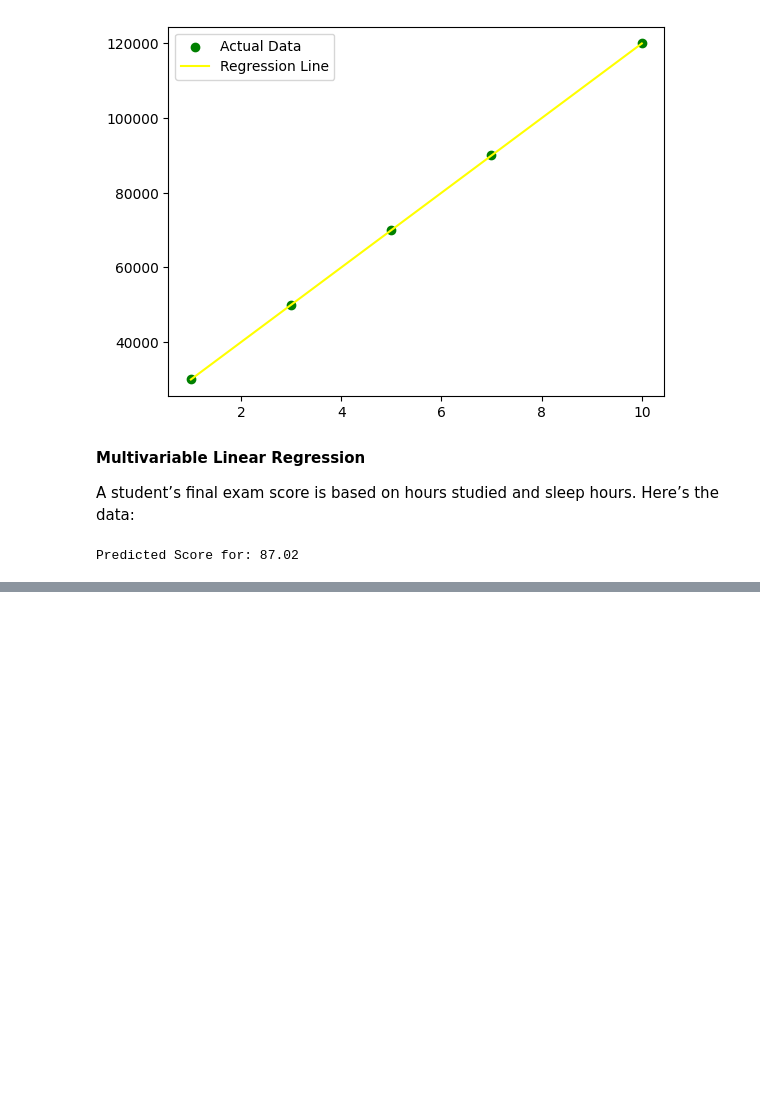
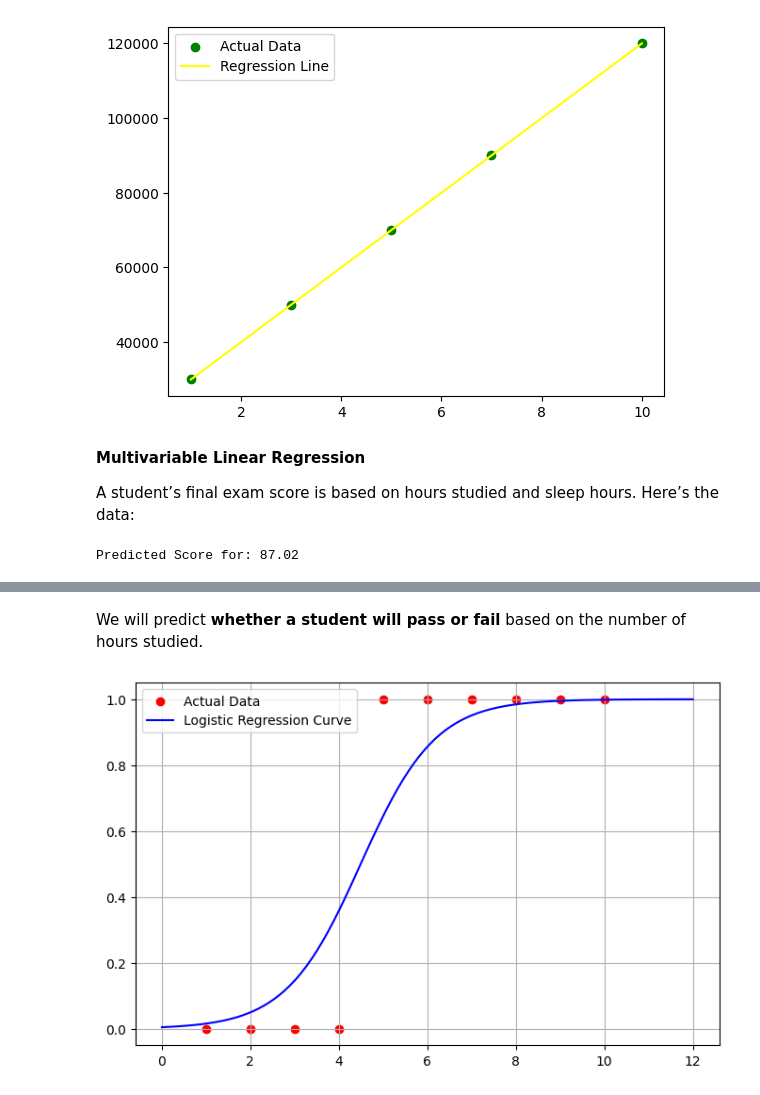
Before and after one commit to Django-Devloper/ML-algorithms, a Jupyter notebook: ML_Algorithms.ipynb, the cells around one changed output, grey strips where cells are left out. Cells and saved outputs as stored; diff of their text form; code cells hidden in the pictures; blank space fills up the shorter version.

Commit message:
Logistic Regression 🔥

```diff
--- a/ML_Algorithms.ipynb
+++ b/ML_Algorithms.ipynb
@@ -255,0 +318,32 @@ Predicted Score for: 87.02
+# %% [markdown]
+We will predict **whether a student will pass or fail** based on the number of hours studied.
+# %%
+import numpy as np
+import matplotlib.pyplot as plt
+from sklearn.linear_model import LogisticRegression
+
+# 1️⃣ Data (Hours Studied vs Pass/Fail)
+X = np.array([1, 2, 3, 4, 5, 6, 7, 8, 9, 10]).reshape(-1, 1)  # Hours Studied
+y = np.array([0, 0, 0, 0, 1, 1, 1, 1, 1, 1])  # 0 = Fail, 1 = Pass
+
+# 2️⃣ Train Logistic Regression Model
+model = LogisticRegression()
+model.fit(X, y)
+
+# 3️⃣ Predict Probabilities
+X_test = np.linspace(0, 12, 100).reshape(-1, 1)  # Generate test data
+y_prob = model.predict_proba(X_test)[:, 1]  # Get probability of passing
+
+# 4️⃣ Plot Results
+plt.figure(figsize=(8, 5))  # Set figure size
+plt.scatter(X, y, color="red", label="Actual Data")  # Scatter plot of actual points
+plt.plot(X_test, y_prob, color="blue", label="Logistic Regression Curve")  # Logistic curve
+
+# ✅ Ensure Matplotlib Labels Work
+plt.legend()  # Show legend
+plt.grid(True)  # Optional: Add grid for better visualization
+
+# 5️⃣ Show Plot
+plt.show()
+# %% [output]
+[figure, added]
```
Also changed, not shown: parts of 2 cells of this notebook.
